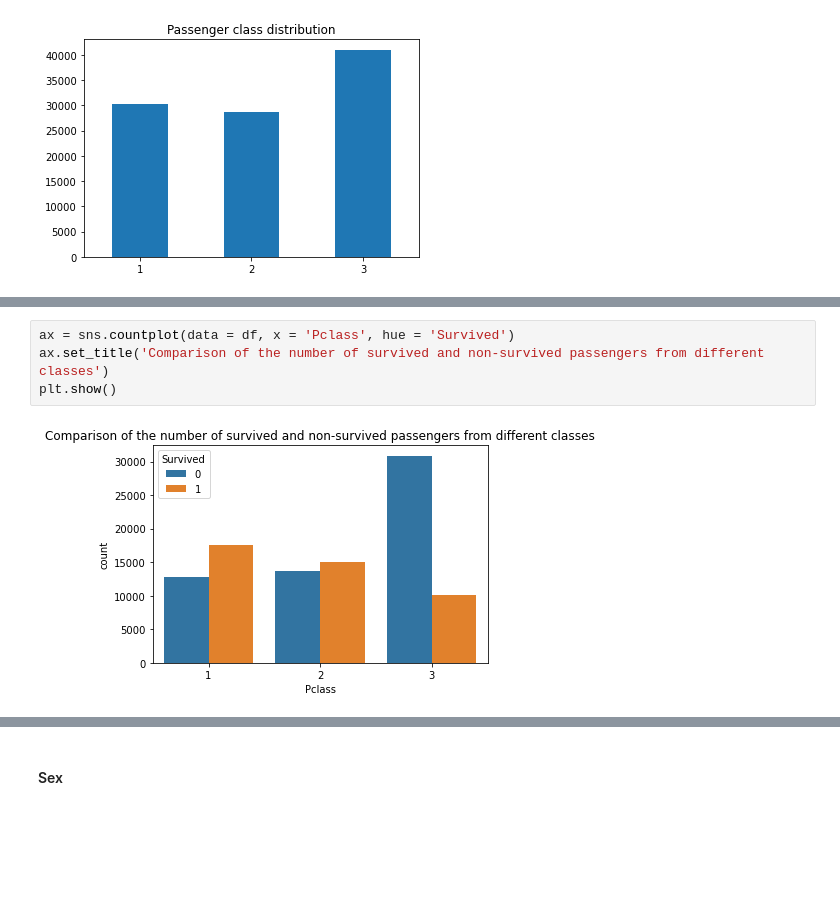
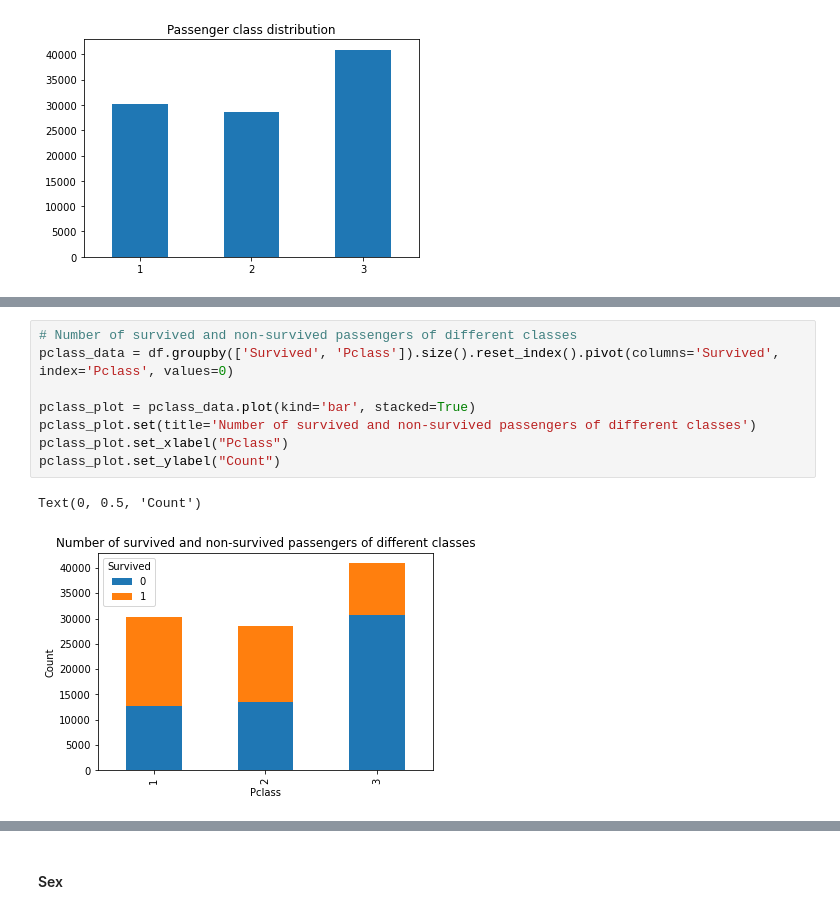
Before and after one commit to ssavelyeva1/RS_School_ML_Intro-Cross-checks, a Jupyter notebook: module_2_data_exploration/eda.ipynb, the cells around one changed output, grey strips where cells are left out. Saved outputs shown, nothing was run; the diff lists cells and outputs as text; blank space fills up the shorter version.

```diff
--- a/module_2_data_exploration/eda.ipynb
+++ b/module_2_data_exploration/eda.ipynb
@@ -197,8 +237,13 @@ class_percent
 Name: Pclass, dtype: float64
-# %%
-ax = sns.countplot(data = df, x = 'Pclass', hue = 'Survived')
-ax.set_title('Comparison of the number of survived and non-survived passengers from different classes')
-plt.show()
-# %% [output]
-[figure, removed]
+# %%
+# Number of survived and non-survived passengers of different classes
+pclass_data = df.groupby(['Survived', 'Pclass']).size().reset_index().pivot(columns='Survived', index='Pclass', values=0)
+
+pclass_plot = pclass_data.plot(kind='bar', stacked=True)
+pclass_plot.set(title='Number of survived and non-survived passengers of different classes')
+pclass_plot.set_xlabel("Pclass")
+pclass_plot.set_ylabel("Count")
+# %% [output]
+Text(0, 0.5, 'Count')
+[figure, added]
 # %%
```
Also changed, not shown: parts of 32 cells of this notebook.
